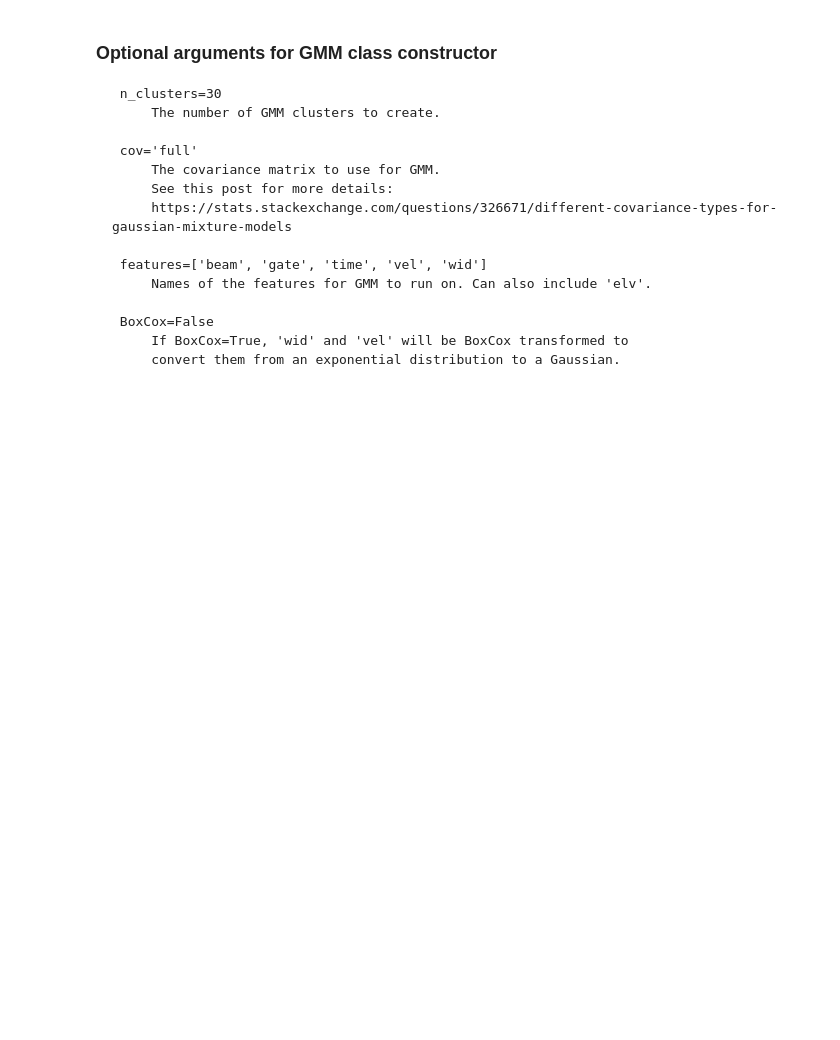
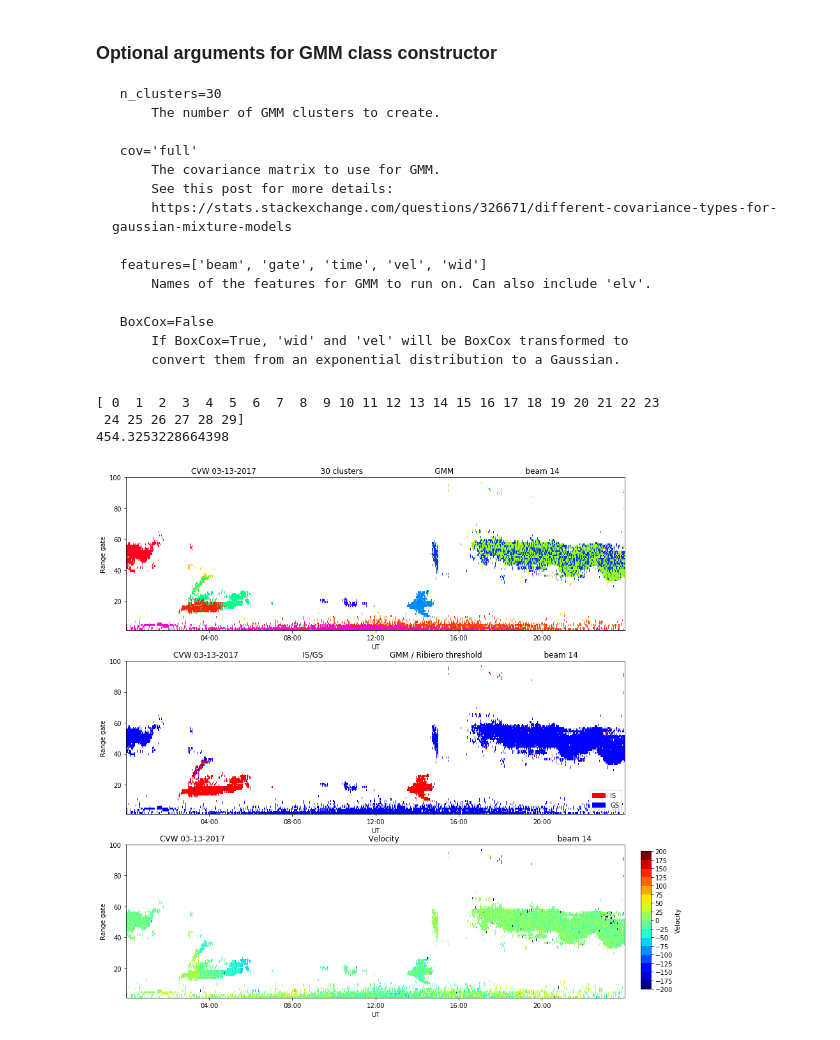
Before and after one commit to vtsuperdarn/clustering_superdarn_data, a Jupyter notebook: plotters/gmm.ipynb, the cells around one changed output. Drawn from its saved outputs; the diff is of its cells as text; code cells hidden in the pictures; blank space fills up the shorter version.

```diff
--- a/plotters/gmm.ipynb
+++ b/plotters/gmm.ipynb
@@ -31,16 +31,21 @@ be modified using the class constructor.
 from algorithms.gmm import GMM
 import datetime
 
-start_time =  datetime.datetime(2017, 4, 4)
-end_time =  datetime.datetime(2017, 4, 5)
-gmm = GMM(start_time, end_time, 'cvw', n_clusters=30, useSavedResult=False, BoxCox=False)
-gmm.save_result()  # Save cluster labels so that GMM doesn't have to run again with these params
+start_time = datetime.datetime(2017, 3, 13)
+end_time = datetime.datetime(2017, 3, 14)
+gmm = GMM(start_time, end_time, 'cvw', n_clusters=30, BoxCox=False, load_model=False, save_model=True)
 print(gmm.runtime)
+# %% [output]
+[ 0  1  2  3  4  5  6  7  8  9 10 11 12 13 14 15 16 17 18 19 20 21 22 23
+ 24 25 26 27 28 29]
+454.3253228664398
 # %%
 %matplotlib inline
 # Make RTI plots to compare AJ's threshold with traditional threshold
-gmm.plot_rti(14, 'Ribiero', save=True)           # Slooow
+gmm.plot_rti(14, 'Ribiero', save_fig=True)           # Slooow
 # Make fanplots of the individual clusters over some time period
-fanplot_start =  datetime.datetime(2017, 4, 4, 4, 0, 0)
-fanplot_end =  datetime.datetime(2017, 4, 4, 4, 0, 0)
-gmm.plot_fanplots(fanplot_start, fanplot_end)
+fanplot_start = datetime.datetime(2017, 4, 4, 4, 0, 0)
+fanplot_end = datetime.datetime(2017, 4, 4, 4, 0, 0)
+gmm.plot_fanplots(fanplot_start, fanplot_end, save_fig=True)
+# %% [output]
+[figure, added]
```
Also changed, not shown: parts of 1 cell of this notebook, 20 other files.
